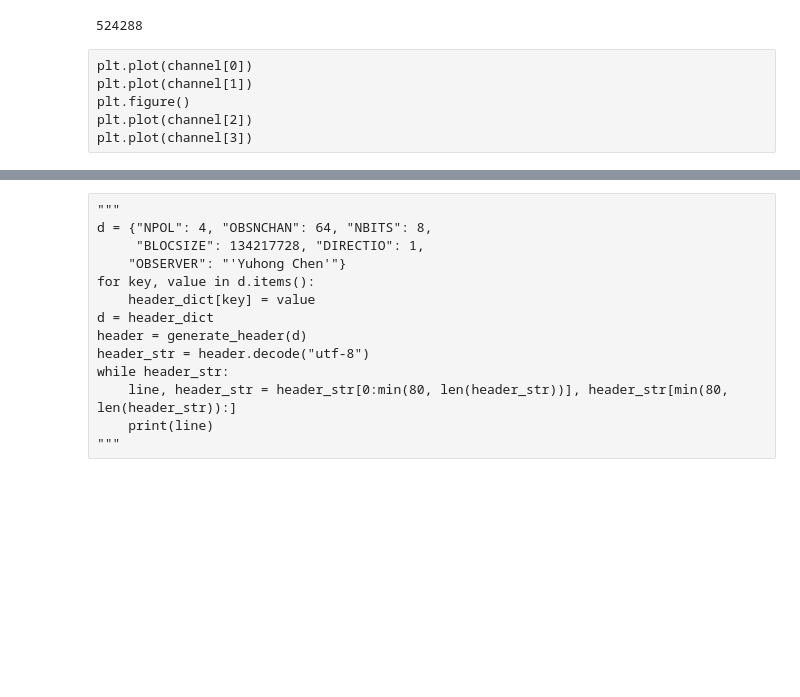
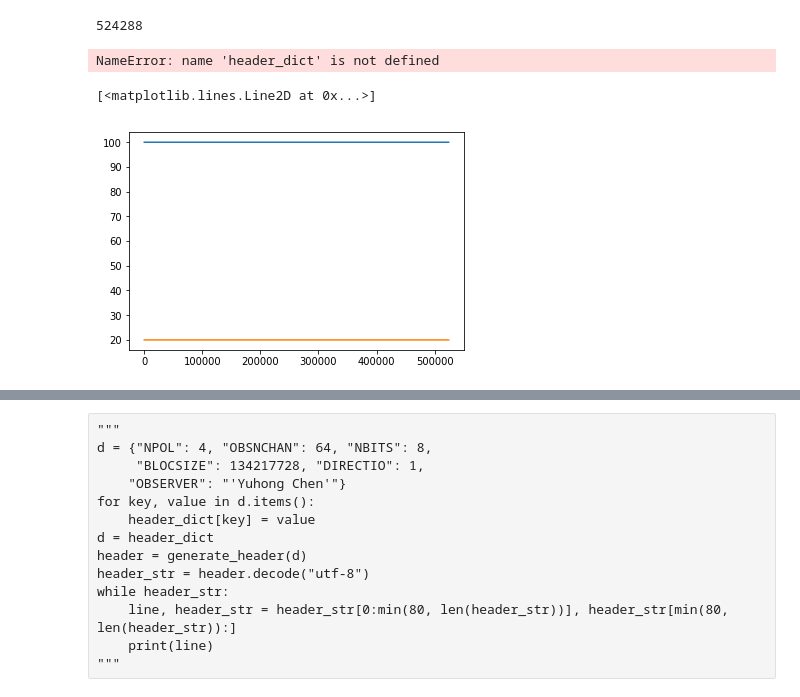
Before and after one commit to FX196/NenuFAR, a Jupyter notebook: Synthesizing RAW Files.ipynb, the cells around one changed output, grey strips where cells are left out. Cells and saved outputs as stored; diff of their text form; code cells hidden in the pictures; blank space fills up the shorter version.

Commit message:
new plots

```diff
--- a/Synthesizing RAW Files.ipynb
+++ b/Synthesizing RAW Files.ipynb
@@ -28,19 +28,21 @@ def get_sample_header(file):
 # %%
 pol_0 = generate_2d_normal((NDIM))
 pol_1 = generate_2d_normal((NDIM))
+# %%
+bw = abs(float(header_dict["OBSBW"]))/int(header_dict["OBSNCHAN"])
+total_DIM = NDIM
+# %% [output]
+NameError: name 'header_dict' is not defined
 # %%
-x = np.arange(0, NDIM/10000, 0.0001)
-pol_0_real = np.int8(np.sin(x*300000*np.pi/NDIM)*127)
-pol_0_imag = pol_0_real/4
-#plt.plot(pol_0_real)
-#plt.plot(pol_0_imag)
+x = np.arange(0, NDIM/1000, 1/1000)
+pol_0_real = np.ones(NDIM)*100
+pol_0_imag = np.ones(NDIM)*20
+plt.plot(pol_0_real)
+plt.plot(pol_0_imag)
+# %% [output]
+[<matplotlib.lines.Line2D at 0x...>]
+[figure, added]
 # %%
 channel = generate_channel(NDIM, NPOL)
 channel[0] = pol_0_real
 channel[1] = pol_0_imag
-# %% [raw]
-plt.plot(channel[0])
-plt.plot(channel[1])
-plt.figure()
-plt.plot(channel[2])
-plt.plot(channel[3])
```
Also changed, not shown: parts of 4 cells of this notebook, 2 other files.
